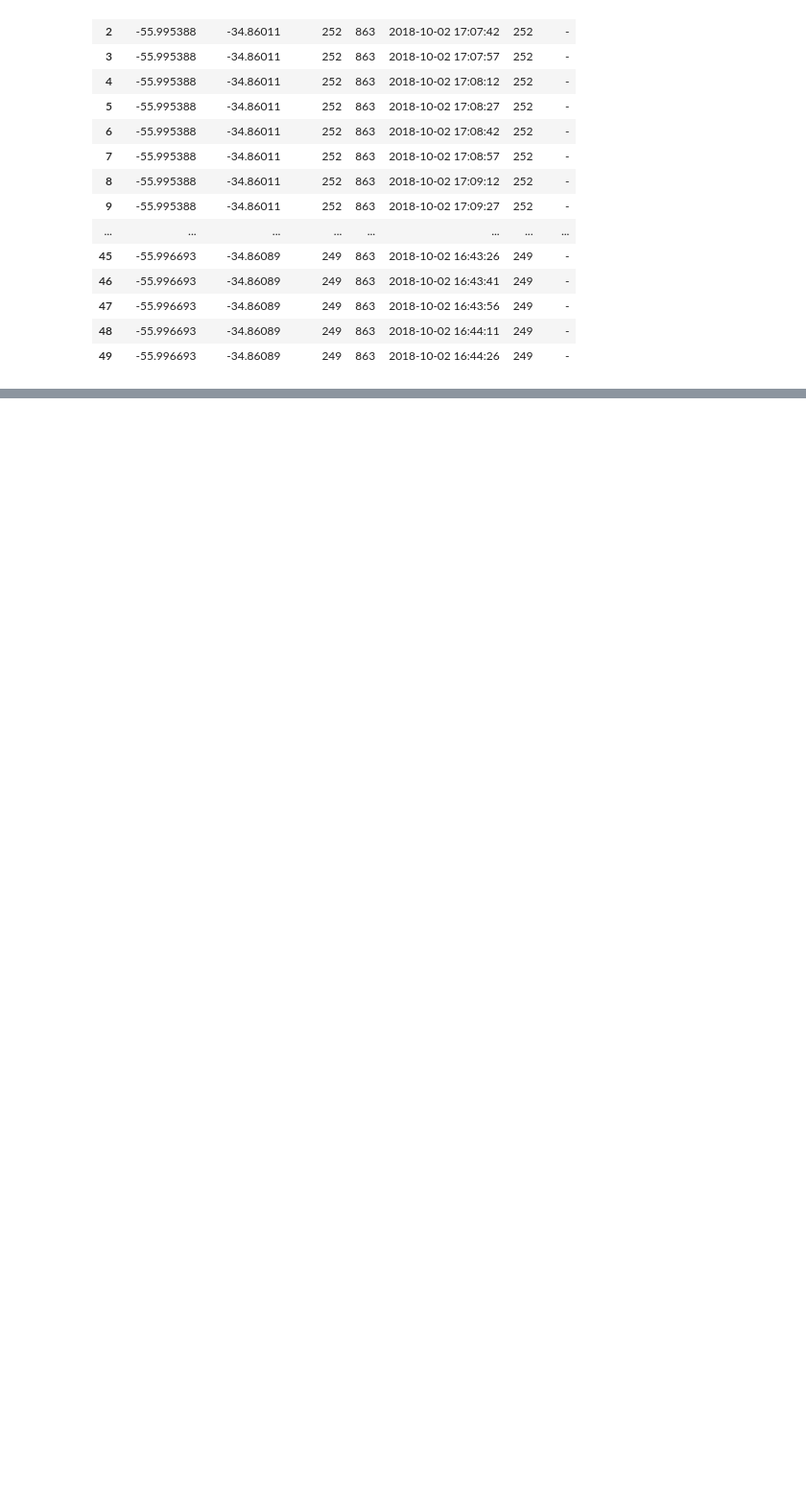
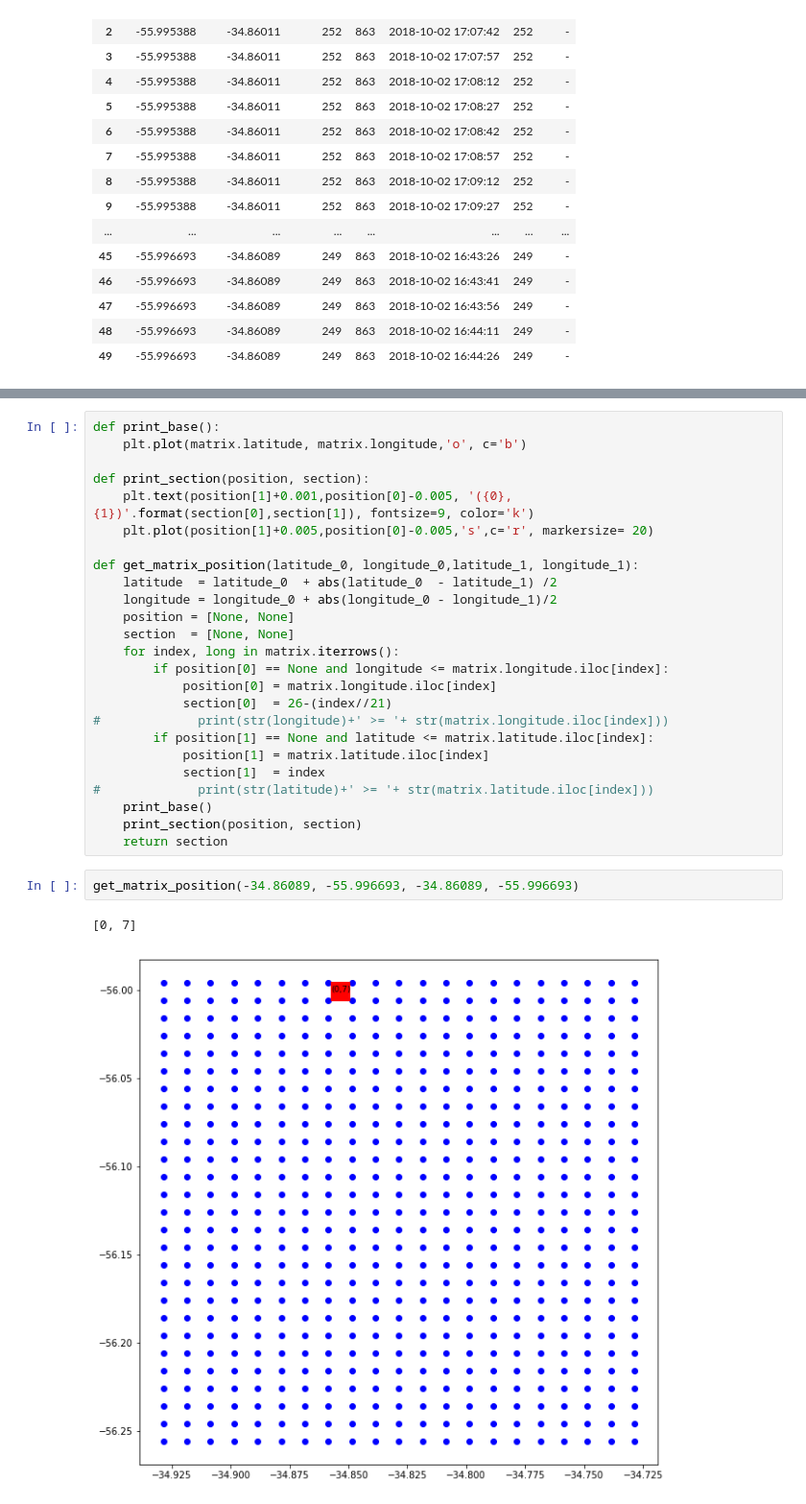
Before and after one commit to Mazzanicolas/Desafio-TEA, a Jupyter notebook: notebooks/TEA-atributos.ipynb, the cells around one changed output, grey strips where cells are left out. Shown at 96% size. Cells and saved outputs as stored; diff of their text form; blank space fills up the shorter version.

```diff
--- a/notebooks/TEA-atributos.ipynb
+++ b/notebooks/TEA-atributos.ipynb
@@ -195,0 +270,30 @@ data.head(50)
+# %%
+def print_base():
+    plt.plot(matrix.latitude, matrix.longitude,'o', c='b')
+
+def print_section(position, section):
+    plt.text(position[1]+0.001,position[0]-0.005, '({0},{1})'.format(section[0],section[1]), fontsize=9, color='k')
+    plt.plot(position[1]+0.005,position[0]-0.005,'s',c='r', markersize= 20)
+
+def get_matrix_position(latitude_0, longitude_0,latitude_1, longitude_1):
+    latitude  = latitude_0  + abs(latitude_0  - latitude_1) /2
+    longitude = longitude_0 + abs(longitude_0 - longitude_1)/2
+    position = [None, None]
+    section  = [None, None]
+    for index, long in matrix.iterrows():
+        if position[0] == None and longitude <= matrix.longitude.iloc[index]:
+            position[0] = matrix.longitude.iloc[index]
+            section[0]  = 26-(index//21)
+#             print(str(longitude)+' >= '+ str(matrix.longitude.iloc[index]))
+        if position[1] == None and latitude <= matrix.latitude.iloc[index]:
+            position[1] = matrix.latitude.iloc[index]
+            section[1]  = index
+#             print(str(latitude)+' >= '+ str(matrix.latitude.iloc[index]))
+    print_base()
+    print_section(position, section)
+    return section
+# %%
+get_matrix_position(-34.86089, -55.996693, -34.86089, -55.996693)
+# %% [output]
+[0, 7]
+[figure, added]
```
Also changed, not shown: parts of 15 cells of this notebook, 1 other file.
